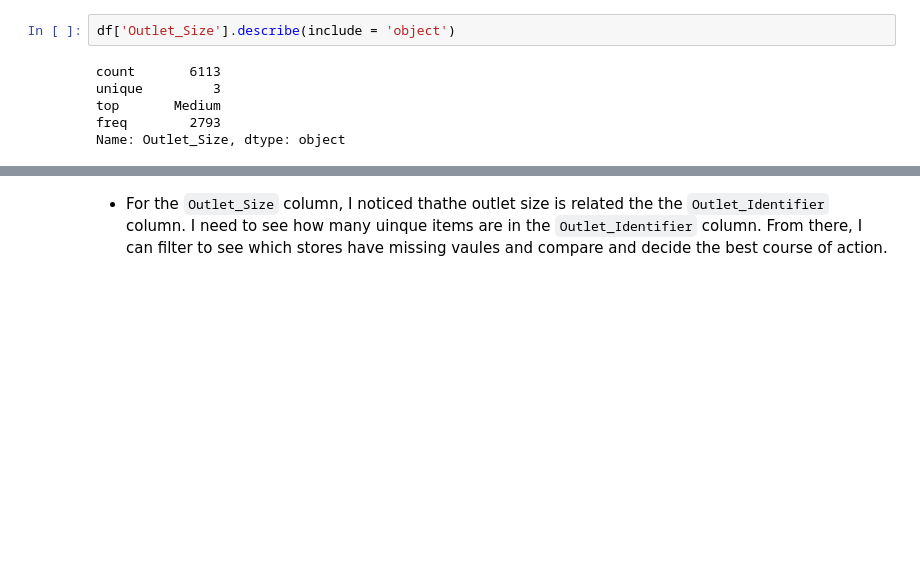
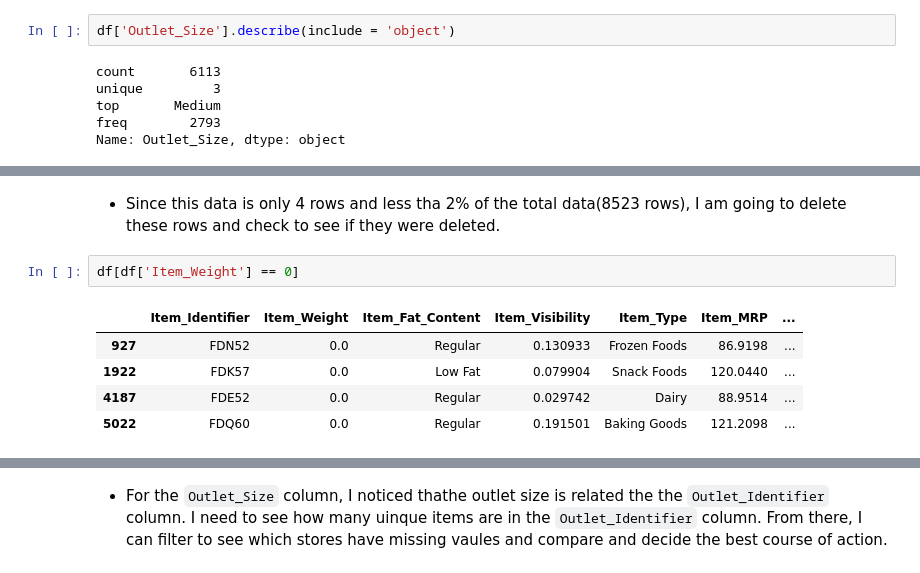
Before and after one commit to jaytrey777/Coding-Dojo-Project-1, a Jupyter notebook: Jason_Tracey_Project_1_Part_2_(Core).ipynb, the cells around one changed output, grey strips where cells are left out. Saved outputs shown, nothing was run; the diff lists cells and outputs as text; blank space fills up the shorter version.

```diff
--- a/Jason_Tracey_Project_1_Part_2_(Core).ipynb
+++ b/Jason_Tracey_Project_1_Part_2_(Core).ipynb
@@ -262,0 +259,10 @@ dtype: int64
+# %% [markdown]
+- Since this data is only 4 rows and less tha 2% of the total data(8523 rows), I am going to delete these rows and check to see if they were deleted.
+# %%
+df[df['Item_Weight'] == 0]
+# %% [output]
+|  | Item_Identifier | Item_Weight | Item_Fat_Content | Item_Visibility | Item_Type | Item_MRP | ... |
+| 927 | FDN52 | 0.0 | Regular | 0.130933 | Frozen Foods | 86.9198 | ... |
+| 1922 | FDK57 | 0.0 | Low Fat | 0.079904 | Snack Foods | 120.0440 | ... |
+| 4187 | FDE52 | 0.0 | Regular | 0.029742 | Dairy | 88.9514 | ... |
+| 5022 | FDQ60 | 0.0 | Regular | 0.191501 | Baking Goods | 121.2098 | ... |
```
Also changed, not shown: parts of 20 cells of this notebook.
